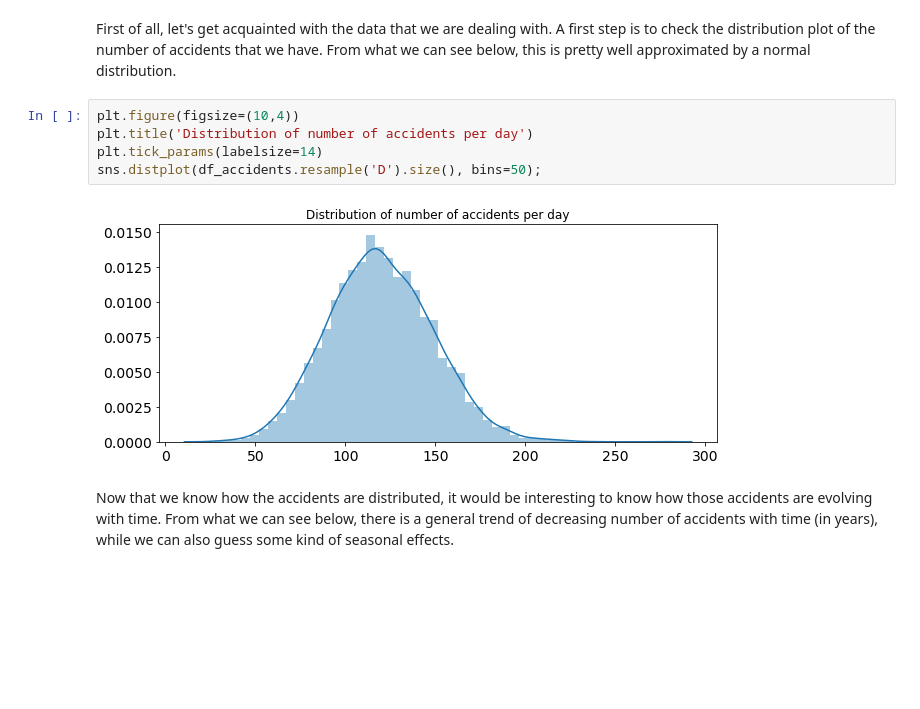
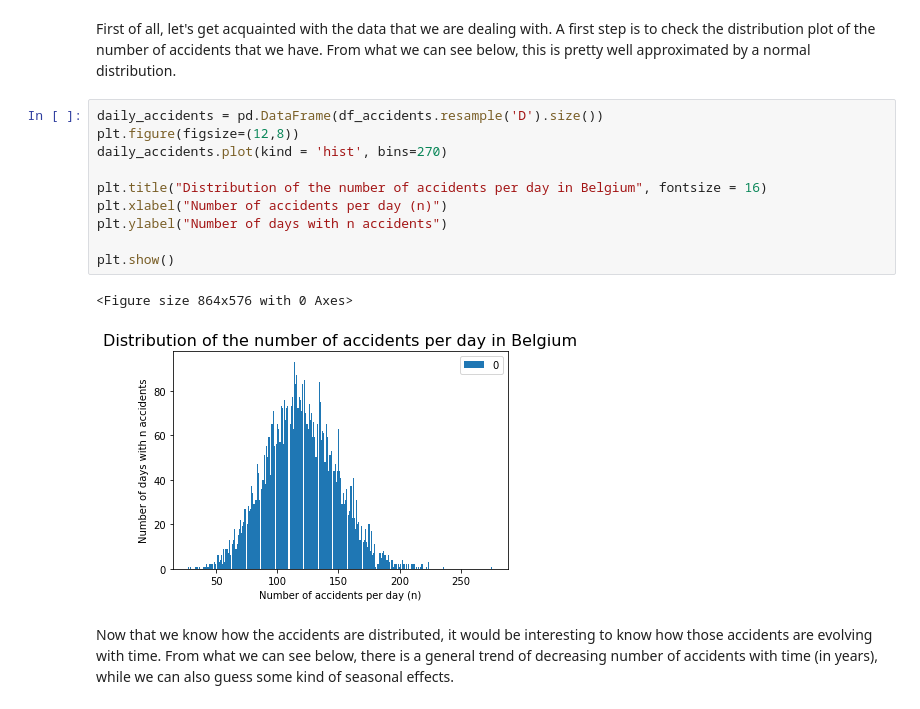
Before and after one commit to fmontoisy/Data-Science-IBM-Coursera, a Jupyter notebook: Final presentation capstone project.ipynb, the cells around one changed output. Drawn from its saved outputs; the diff is of its cells as text; blank space fills up the shorter version.

```diff
--- a/Final presentation capstone project.ipynb
+++ b/Final presentation capstone project.ipynb
@@ -113,13 +121,19 @@ Now that all variables are well defined, we can thus now start the analyses.
 ## **II. Exploratory Data Analysis**
 # %% [markdown]
 First of all, let's get acquainted with the data that we are dealing with. A first step is to check the distribution plot of the number of accidents that we have. From what we can see below, this is pretty well approximated by a normal distribution.
-# %%
-plt.figure(figsize=(10,4))
-plt.title('Distribution of number of accidents per day')
-plt.tick_params(labelsize=14)
-sns.distplot(df_accidents.resample('D').size(), bins=50);
-# %% [output]
-[figure, removed]
+# %%
+daily_accidents = pd.DataFrame(df_accidents.resample('D').size())
+plt.figure(figsize=(12,8))
+daily_accidents.plot(kind = 'hist', bins=270)
+
+plt.title("Distribution of the number of accidents per day in Belgium", fontsize = 16)
+plt.xlabel("Number of accidents per day (n)")
+plt.ylabel("Number of days with n accidents")
+
+plt.show()
+# %% [output]
+<Figure size 864x576 with 0 Axes>
+[figure, added]
 # %% [markdown]
 Now that we know how the accidents are distributed, it would be interesting to know how those accidents are evolving with time.
 From what we can see below, there is a general trend of decreasing number of accidents with time (in years), while we can also guess some kind of seasonal effects.
```
Also changed, not shown: parts of 24 cells of this notebook.
